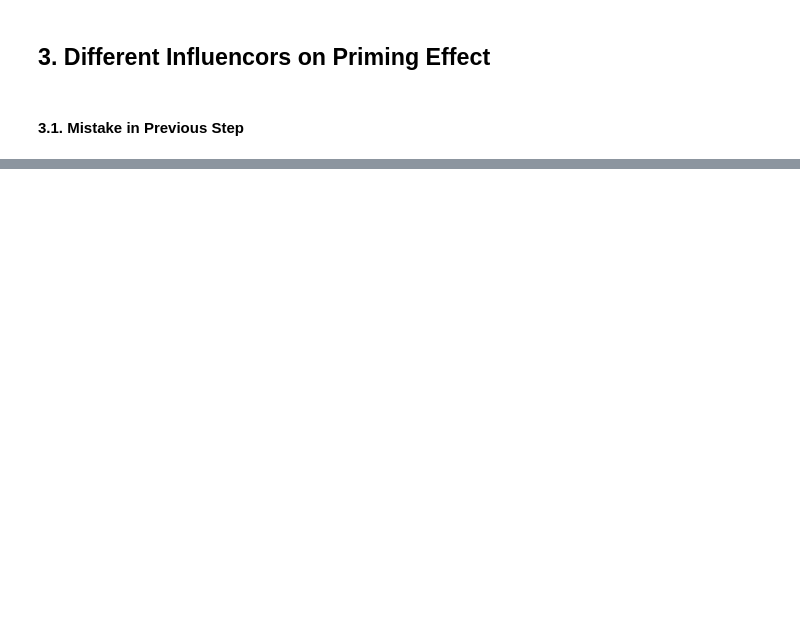
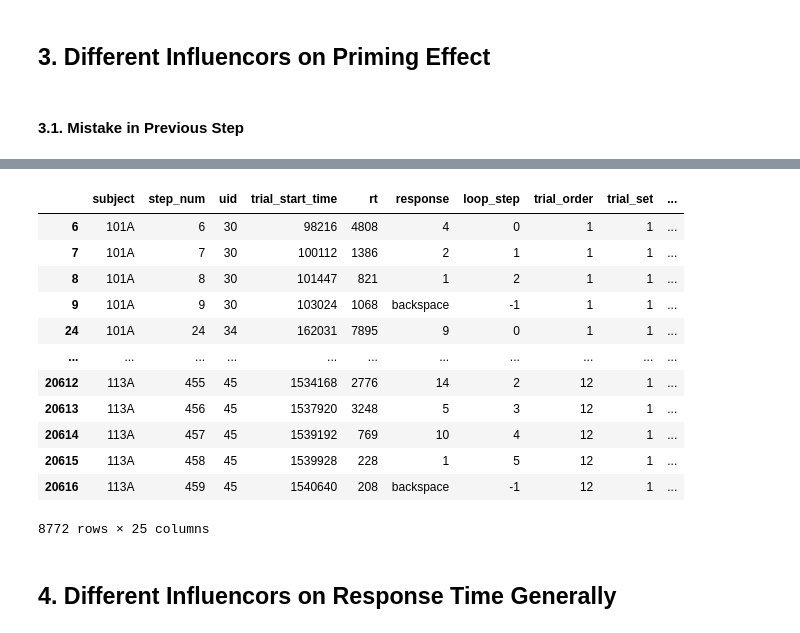
Before and after one commit to DanielVered/MathThinkingLabDA, a Jupyter notebook: LoopsDA/FinalAnalysis.ipynb, the cells around one changed output, grey strips where cells are left out. Drawn from its saved outputs; the diff is of its cells as text; code cells hidden in the pictures; blank space fills up the shorter version.

```diff
--- a/LoopsDA/FinalAnalysis.ipynb
+++ b/LoopsDA/FinalAnalysis.ipynb
@@ -88,0 +102,18 @@ switching_diff_prev_correct
+# %%
+raw_data[(raw_data['loop_type_switch'])]
+# %% [output]
+|  | subject | step_num | uid | trial_start_time | rt | response | loop_step | trial_order | trial_set | ... |
+| 6 | 101A | 6 | 30 | 98216 | 4808 | 4 | 0 | 1 | 1 | ... |
+| 7 | 101A | 7 | 30 | 100112 | 1386 | 2 | 1 | 1 | 1 | ... |
+| 8 | 101A | 8 | 30 | 101447 | 821 | 1 | 2 | 1 | 1 | ... |
+| 9 | 101A | 9 | 30 | 103024 | 1068 | backspace | -1 | 1 | 1 | ... |
+| 24 | 101A | 24 | 34 | 162031 | 7895 | 9 | 0 | 1 | 1 | ... |
+| ... | ... | ... | ... | ... | ... | ... | ... | ... | ... | ... |
+| 20612 | 113A | 455 | 45 | 1534168 | 2776 | 14 | 2 | 12 | 1 | ... |
+| 20613 | 113A | 456 | 45 | 1537920 | 3248 | 5 | 3 | 12 | 1 | ... |
+| 20614 | 113A | 457 | 45 | 1539192 | 769 | 10 | 4 | 12 | 1 | ... |
+| 20615 | 113A | 458 | 45 | 1539928 | 228 | 1 | 5 | 12 | 1 | ... |
+| 20616 | 113A | 459 | 45 | 1540640 | 208 | backspace | -1 | 12 | 1 | ... |
+8772 rows × 25 columns
+# %% [markdown]
+## **4. Different Influencors on Response Time Generally**
```
Also changed, not shown: parts of 10 cells of this notebook, 27 other files.
